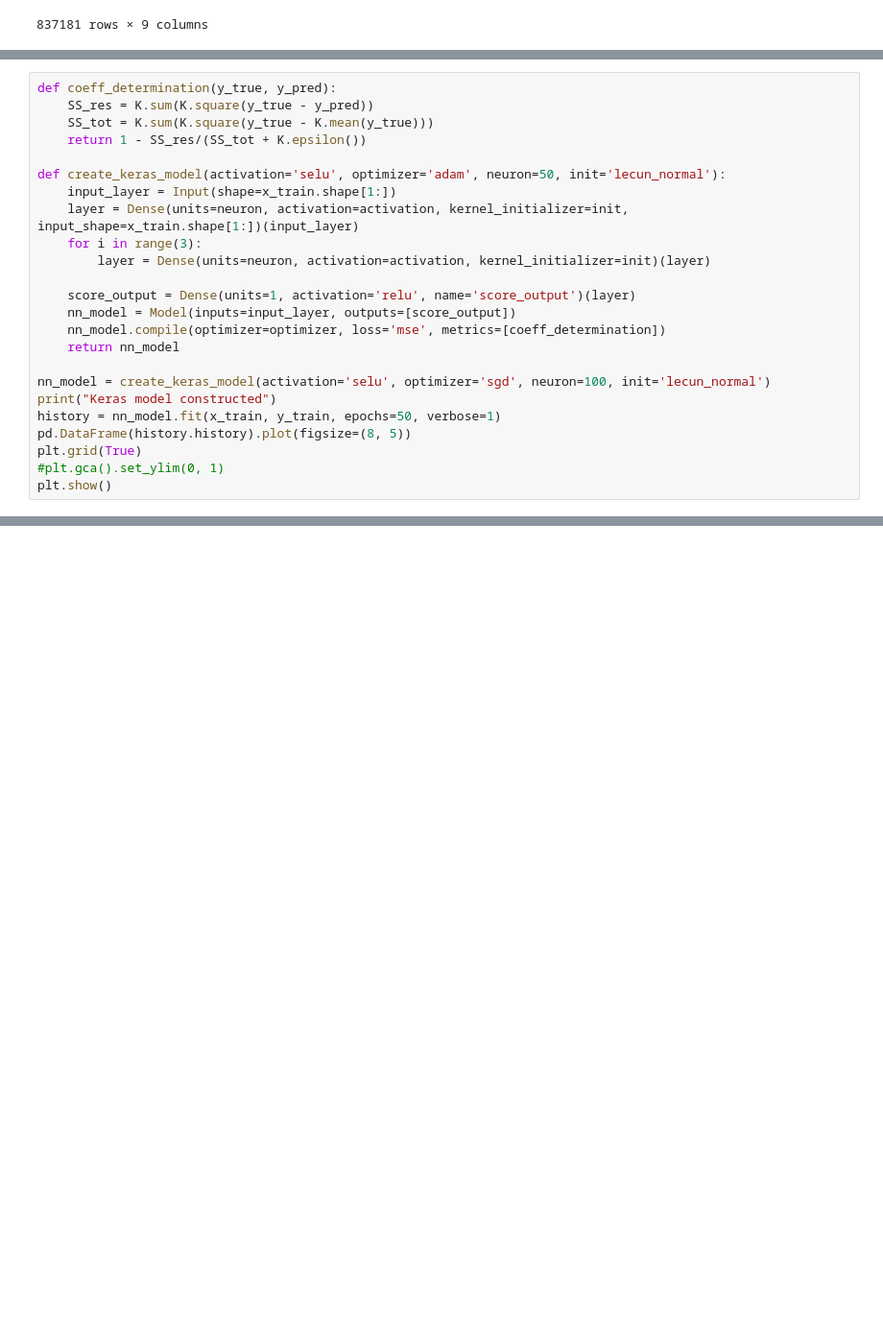
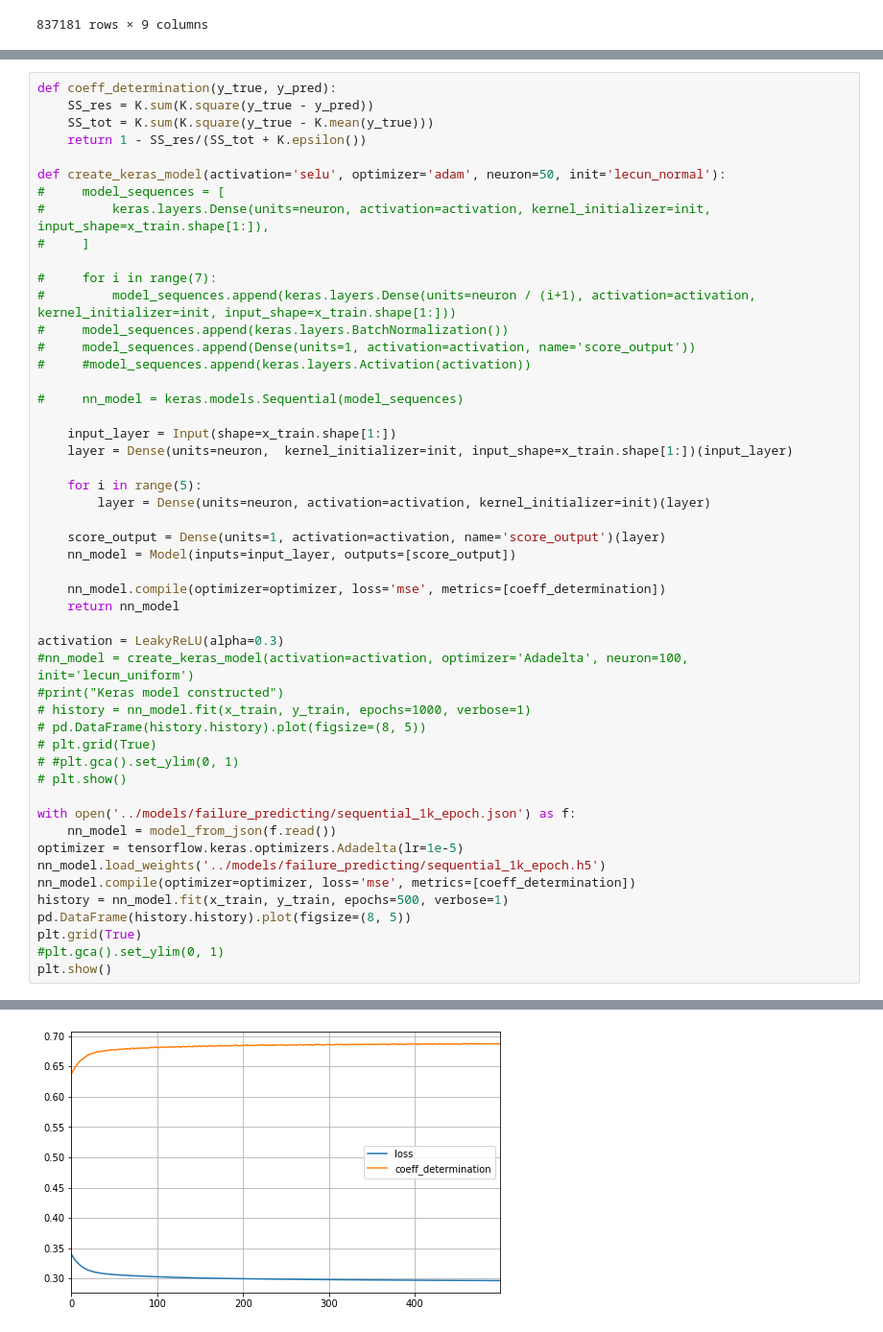
Before and after one commit to telenovelachuan/predictive_widget_maintenance, a Jupyter notebook: notebooks/unit failure predicting.ipynb, the cells around one changed output, grey strips where cells are left out. Shown: that part at 96% size. Saved outputs shown, nothing was run; the diff lists cells and outputs as text; blank space fills up the shorter version.

Commit message:
neural network for predicting

```diff
--- a/notebooks/unit failure predicting.ipynb
+++ b/notebooks/unit failure predicting.ipynb
@@ -125,19 +131,45 @@ def coeff_determination(y_true, y_pred):
     return 1 - SS_res/(SS_tot + K.epsilon())
 
 def create_keras_model(activation='selu', optimizer='adam', neuron=50, init='lecun_normal'):
+#     model_sequences = [
+#         keras.layers.Dense(units=neuron, activation=activation, kernel_initializer=init, input_shape=x_train.shape[1:]),
+#     ]
+
+#     for i in range(7):
+#         model_sequences.append(keras.layers.Dense(units=neuron / (i+1), activation=activation, kernel_initializer=init, input_shape=x_train.shape[1:]))
+#     model_sequences.append(keras.layers.BatchNormalization())
+#     model_sequences.append(Dense(units=1, activation=activation, name='score_output'))
+#     #model_sequences.append(keras.layers.Activation(activation))
+
+#     nn_model = keras.models.Sequential(model_sequences)
+
     input_layer = Input(shape=x_train.shape[1:])
-    layer = Dense(units=neuron, activation=activation, kernel_initializer=init, input_shape=x_train.shape[1:])(input_layer)
-    for i in range(3):
+    layer = Dense(units=neuron,  kernel_initializer=init, input_shape=x_train.shape[1:])(input_layer)
+
+    for i in range(5):
         layer = Dense(units=neuron, activation=activation, kernel_initializer=init)(layer)
 
-    score_output = Dense(units=1, activation='relu', name='score_output')(layer)
+    score_output = Dense(units=1, activation=activation, name='score_output')(layer)
     nn_model = Model(inputs=input_layer, outputs=[score_output])
+
     nn_model.compile(optimizer=optimizer, loss='mse', metrics=[coeff_determination])
     return nn_model
 
-nn_model = create_keras_model(activation='selu', optimizer='sgd', neuron=100, init='lecun_normal')
-print("Keras model constructed")
-history = nn_model.fit(x_train, y_train, epochs=50, verbose=1)
+activation = LeakyReLU(alpha=0.3)
+#nn_model = create_keras_model(activation=activation, optimizer='Adadelta', neuron=100, init='lecun_uniform')
+#print("Keras model constructed")
+# history = nn_model.fit(x_train, y_train, epochs=1000, verbose=1)
+# pd.DataFrame(history.history).plot(figsize=(8, 5))
+# plt.grid(True)
+# #plt.gca().set_ylim(0, 1)
+# plt.show()
+
+with open('../models/failure_predicting/sequential_1k_epoch.json') as f:
+    nn_model = model_from_json(f.read())
+optimizer = tensorflow.keras.optimizers.Adadelta(lr=1e-5)
+nn_model.load_weights('../models/failure_predicting/sequential_1k_epoch.h5')
+nn_model.compile(optimizer=optimizer, loss='mse', metrics=[coeff_determination])
+history = nn_model.fit(x_train, y_train, epochs=500, verbose=1)
 pd.DataFrame(history.history).plot(figsize=(8, 5))
 plt.grid(True)
 #plt.gca().set_ylim(0, 1)
@@ -162,0 +195 @@ Epoch 11/50
+[figure, added]
```
Also changed, not shown: parts of 6 cells of this notebook, 5 other files.
